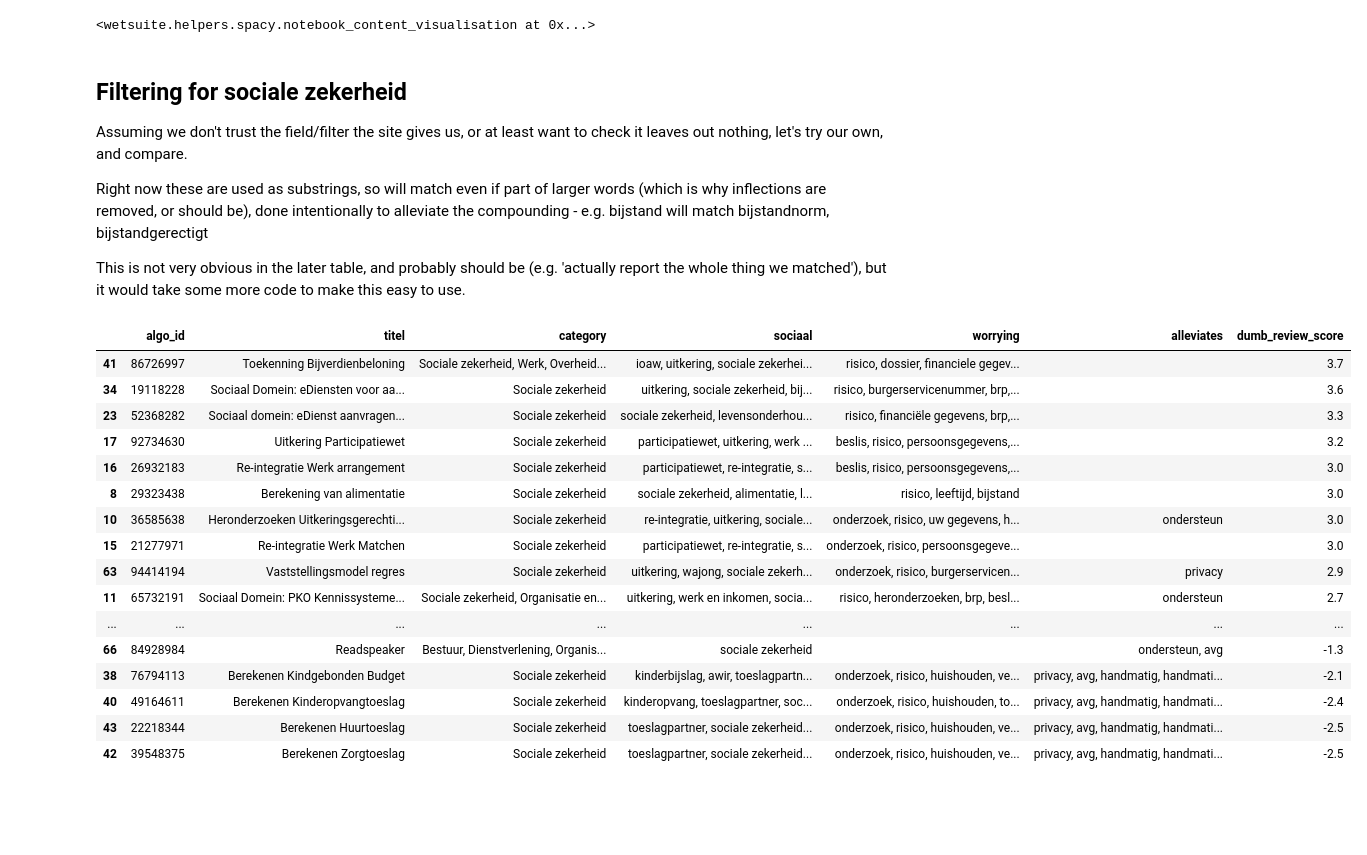
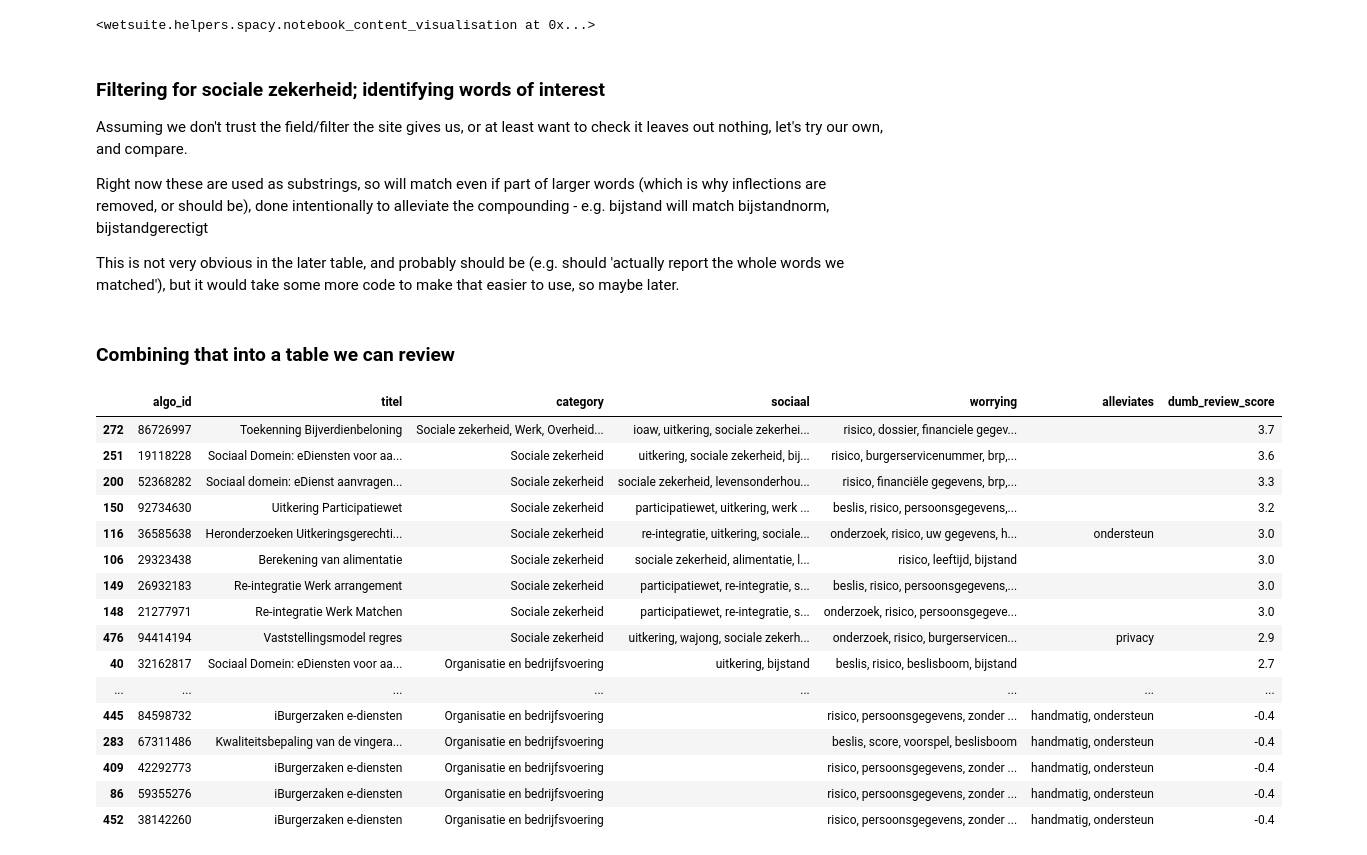
Before and after one commit to WetSuiteLeiden/example-notebooks, a Jupyter notebook: specific-experiments/review-algoritmeregister/algoritmeregister.ipynb, the cells around one changed output. Saved outputs shown, nothing was run; the diff lists cells and outputs as text; code cells hidden in the pictures; blank space fills up the shorter version.

```diff
--- a/specific-experiments/review-algoritmeregister/algoritmeregister.ipynb
+++ b/specific-experiments/review-algoritmeregister/algoritmeregister.ipynb
@@ -323,7 +323,7 @@ display( wetsuite.helpers.spacy.notebook_content_visualisation(doc) )
 # %% [output]
 <wetsuite.helpers.spacy.notebook_content_visualisation at 0x...>
 # %% [markdown]
-## Filtering for sociale zekerheid
+### Filtering for sociale zekerheid; identifying words of interest
 
 Assuming we don't trust the field/filter the site gives us,
 or at least want to check it leaves out nothing, let's try our own, and compare.
@@ -331,8 +331,8 @@ or at least want to check it leaves out nothing, let's try our own, and compare.
 Right now these are used as substrings, so will match even if part of larger words (which is why inflections are removed, or should be),
 done intentionally to alleviate the compounding - e.g. bijstand will match bijstandnorm, bijstandgerectigt
 
-This is not very obvious in the later table, and probably should be (e.g. 'actually report the whole thing we matched'),
-but it would take some more code to make this easy to use.
+This is not very obvious in the later table, and probably should be (e.g. should 'actually report the whole words we matched'),
+but it would take some more code to make that easier to use, so maybe later.
 # %%
 # substrings that indicate this is a sociale
 social_indicators = '''bijstand
@@ -457,10 +457,11 @@ Niet zelflerend
 privacy
 privacy impact
 privacy impact assessment'''.lower().split('\n')
+# %% [markdown]
+### Combining that into a table we can review
 # %%
-import textwrap, re, math
 filtered_data = ourdata # all
-filtered_data = {algoid:details  for algoid, details in ourdata.items()  if 'sociale zekerheid' in details.get('category').lower()} # just the ones already tagged this way
+#filtered_data = {algoid:details  for algoid, details in ourdata.items()  if 'sociale zekerheid' in details.get('category').lower()} # just the ones already tagged this way
 
 for algo_id, details in filtered_data.items():
     category = details.get('category')
@@ -472,48 +473,47 @@ for algo_id, details in filtered_data.items():
             details['sociaal'].add( szi )
     for wi  in worrisome_indicators:
         if re.search(r'\b'+wi, text.lower()) is not None:
             details['worrying'].add( wi )
     for ai  in alleviating_indicators:
         if re.search(r'\b'+ai, text.lower()) is not None:
             details['alleviates'].add( ai )
 
     lds, lw, la = len(details['sociaal']), len(details['worrying']), len(details['alleviates'])
     # WARNING: DUMB SCORE -- to calculate anything even resembling a real store would take a lot more than this
     score = round(
         math.log( 1+ len(details['sociaal']))  +  math.log(1+len(details['worrying']))  -  len(details['alleviates'] ),
         1)
     details['dumb_review_score'] = round(score,1)
 
 with pandas.option_context('display.min_rows', 600, 'display.max_rows', 600):
-
     df = pandas.DataFrame(filtered_data.values()) # make it a pandas table again
     #display(df)
     display(
         df[:]  .drop('textlist', axis=1)    # make copy just for display, select all but one column from it
         .sort_values('dumb_review_score',ascending=False)
         .style.format({
-            'algo_id': lambda x:'<a href="https://algoritmes.overheid.nl/nl/algoritme/IGNOREME/%s#algemeneInformatie">%s</a>'%(x,x), #  make algorithm IDs link to the website
+            'algo_id': lambda x:'<a href="https://algoritmes.overheid.nl/nl/algoritme/IGNOREME/%s#algemeneInformatie">%s</a>'%(x,x), # make algorithm IDs link to the website
             'sociaal': lambda x:', '.join(x),    # (the rest of these are minor formatting we could do without)
             'worrying': lambda x:', '.join(x),
             'alleviates': lambda x:', '.join(x),
             'dumb_review_score': lambda x:'%.1f'%x
         })
     )
 # %% [output]
 |  | algo_id | titel | category | sociaal | worrying | alleviates | dumb_review_score |
-| 41 | 86726997 | Toekenning Bijverdienbeloning | Sociale zekerheid, Werk, Overheid... | ioaw, uitkering, sociale zekerhei... | risico, dossier, financiele gegev... |  | 3.7 |
-| 34 | 19118228 | Sociaal Domein: eDiensten voor aa... | Sociale zekerheid | uitkering, sociale zekerheid, bij... | risico, burgerservicenummer, brp,... |  | 3.6 |
-| 23 | 52368282 | Sociaal domein: eDienst aanvragen... | Sociale zekerheid | sociale zekerheid, levensonderhou... | risico, financiële gegevens, brp,... |  | 3.3 |
-| 17 | 92734630 | Uitkering Participatiewet | Sociale zekerheid | participatiewet, uitkering, werk ... | beslis, risico, persoonsgegevens,... |  | 3.2 |
-| 16 | 26932183 | Re-integratie Werk arrangement | Sociale zekerheid | participatiewet, re-integratie, s... | beslis, risico, persoonsgegevens,... |  | 3.0 |
-| 8 | 29323438 | Berekening van alimentatie | Sociale zekerheid | sociale zekerheid, alimentatie, l... | risico, leeftijd, bijstand |  | 3.0 |
-| 10 | 36585638 | Heronderzoeken Uitkeringsgerechti... | Sociale zekerheid | re-integratie, uitkering, sociale... | onderzoek, risico, uw gegevens, h... | ondersteun | 3.0 |
-| 15 | 21277971 | Re-integratie Werk Matchen | Sociale zekerheid | participatiewet, re-integratie, s... | onderzoek, risico, persoonsgegeve... |  | 3.0 |
-| 63 | 94414194 | Vaststellingsmodel regres | Sociale zekerheid | uitkering, wajong, sociale zekerh... | onderzoek, risico, burgerservicen... | privacy | 2.9 |
-| 11 | 65732191 | Sociaal Domein: PKO Kennissysteme... | Sociale zekerheid, Organisatie en... | uitkering, werk en inkomen, socia... | risico, heronderzoeken, brp, besl... | ondersteun | 2.7 |
+| 272 | 86726997 | Toekenning Bijverdienbeloning | Sociale zekerheid, Werk, Overheid... | ioaw, uitkering, sociale zekerhei... | risico, dossier, financiele gegev... |  | 3.7 |
+| 251 | 19118228 | Sociaal Domein: eDiensten voor aa... | Sociale zekerheid | uitkering, sociale zekerheid, bij... | risico, burgerservicenummer, brp,... |  | 3.6 |
+| 200 | 52368282 | Sociaal domein: eDienst aanvragen... | Sociale zekerheid | sociale zekerheid, levensonderhou... | risico, financiële gegevens, brp,... |  | 3.3 |
+| 150 | 92734630 | Uitkering Participatiewet | Sociale zekerheid | participatiewet, uitkering, werk ... | beslis, risico, persoonsgegevens,... |  | 3.2 |
+| 116 | 36585638 | Heronderzoeken Uitkeringsgerechti... | Sociale zekerheid | re-integratie, uitkering, sociale... | onderzoek, risico, uw gegevens, h... | ondersteun | 3.0 |
+| 106 | 29323438 | Berekening van alimentatie | Sociale zekerheid | sociale zekerheid, alimentatie, l... | risico, leeftijd, bijstand |  | 3.0 |
+| 149 | 26932183 | Re-integratie Werk arrangement | Sociale zekerheid | participatiewet, re-integratie, s... | beslis, risico, persoonsgegevens,... |  | 3.0 |
+| 148 | 21277971 | Re-integratie Werk Matchen | Sociale zekerheid | participatiewet, re-integratie, s... | onderzoek, risico, persoonsgegeve... |  | 3.0 |
+| 476 | 94414194 | Vaststellingsmodel regres | Sociale zekerheid | uitkering, wajong, sociale zekerh... | onderzoek, risico, burgerservicen... | privacy | 2.9 |
+| 40 | 32162817 | Sociaal Domein: eDiensten voor aa... | Organisatie en bedrijfsvoering | uitkering, bijstand | beslis, risico, beslisboom, bijstand |  | 2.7 |
 | ... | ... | ... | ... | ... | ... | ... | ... |
-| 66 | 84928984 | Readspeaker | Bestuur, Dienstverlening, Organis... | sociale zekerheid |  | ondersteun, avg | -1.3 |
-| 38 | 76794113 | Berekenen Kindgebonden Budget | Sociale zekerheid | kinderbijslag, awir, toeslagpartn... | onderzoek, risico, huishouden, ve... | privacy, avg, handmatig, handmati... | -2.1 |
-| 40 | 49164611 | Berekenen Kinderopvangtoeslag | Sociale zekerheid | kinderopvang, toeslagpartner, soc... | onderzoek, risico, huishouden, to... | privacy, avg, handmatig, handmati... | -2.4 |
-| 43 | 22218344 | Berekenen Huurtoeslag | Sociale zekerheid | toeslagpartner, sociale zekerheid... | onderzoek, risico, huishouden, ve... | privacy, avg, handmatig, handmati... | -2.5 |
-| 42 | 39548375 | Berekenen Zorgtoeslag | Sociale zekerheid | toeslagpartner, sociale zekerheid... | onderzoek, risico, huishouden, ve... | privacy, avg, handmatig, handmati... | -2.5 |
+| 445 | 84598732 | iBurgerzaken e-diensten | Organisatie en bedrijfsvoering |  | risico, persoonsgegevens, zonder ... | handmatig, ondersteun | -0.4 |
+| 283 | 67311486 | Kwaliteitsbepaling van de vingera... | Organisatie en bedrijfsvoering |  | beslis, score, voorspel, beslisboom | handmatig, ondersteun | -0.4 |
+| 409 | 42292773 | iBurgerzaken e-diensten | Organisatie en bedrijfsvoering |  | risico, persoonsgegevens, zonder ... | handmatig, ondersteun | -0.4 |
+| 86 | 59355276 | iBurgerzaken e-diensten | Organisatie en bedrijfsvoering |  | risico, persoonsgegevens, zonder ... | handmatig, ondersteun | -0.4 |
+| 452 | 38142260 | iBurgerzaken e-diensten | Organisatie en bedrijfsvoering |  | risico, persoonsgegevens, zonder ... | handmatig, ondersteun | -0.4 |
```
Also changed, not shown: parts of 2 cells of this notebook.
